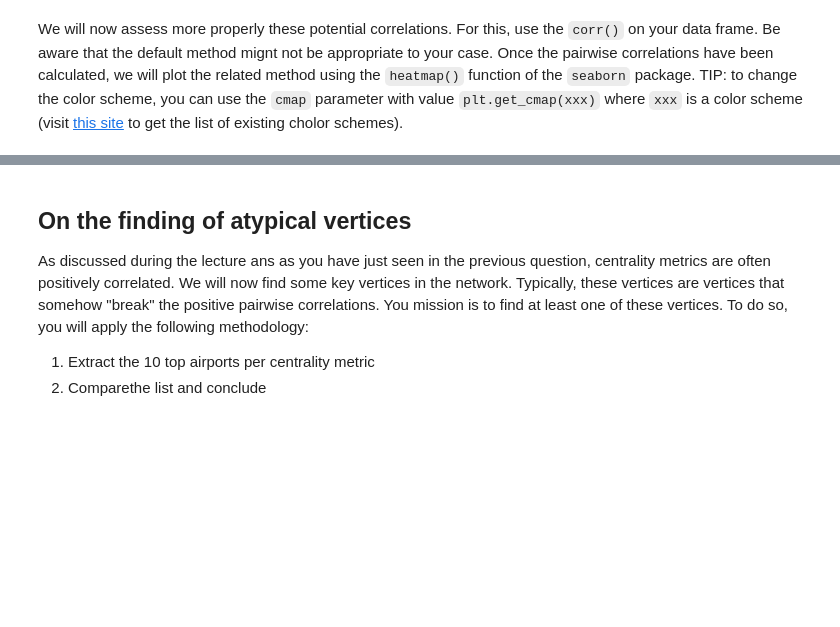
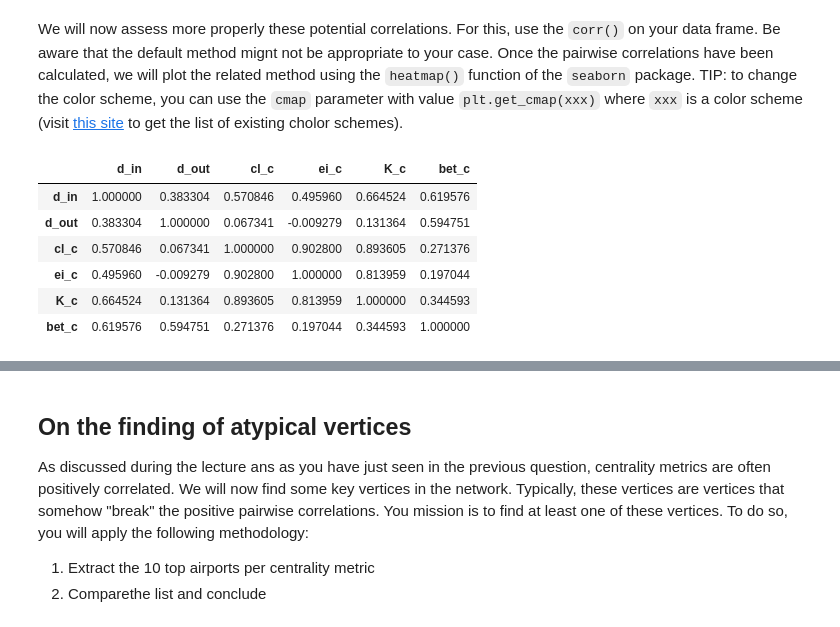
Before and after one commit to mianzha/Zhao_Mian_TSE, a Jupyter notebook: tp1_m2dsss.ipynb, the cells around one changed output, grey strips where cells are left out. Drawn from its saved outputs; the diff is of its cells as text; code cells hidden in the pictures; blank space fills up the shorter version.

```diff
--- a/tp1_m2dsss.ipynb
+++ b/tp1_m2dsss.ipynb
@@ -191,2 +208,12 @@ Then, we will plot the pairwise relationships between centralities to have a fir
 # %% [markdown]
 We will now assess more properly these potential correlations. For this, use the `corr()` on your data frame. Be aware that the default method mignt not be appropriate to your case. Once the pairwise correlations have been calculated, we will plot the related method using the `heatmap()` function of the `seaborn` package. TIP: to change the color scheme, you can use the `cmap` parameter with value `plt.get_cmap(xxx)` where `xxx` is a color scheme (visit [this site](https://matplotlib.org/users/colormaps.html) to get the list of existing cholor schemes).
+# %%
+df_c.corr(method = 'kendall')
+# %% [output]
+|  | d_in | d_out | cl_c | ei_c | K_c | bet_c |
+| d_in | 1.000000 | 0.383304 | 0.570846 | 0.495960 | 0.664524 | 0.619576 |
+| d_out | 0.383304 | 1.000000 | 0.067341 | -0.009279 | 0.131364 | 0.594751 |
+| cl_c | 0.570846 | 0.067341 | 1.000000 | 0.902800 | 0.893605 | 0.271376 |
+| ei_c | 0.495960 | -0.009279 | 0.902800 | 1.000000 | 0.813959 | 0.197044 |
+| K_c | 0.664524 | 0.131364 | 0.893605 | 0.813959 | 1.000000 | 0.344593 |
+| bet_c | 0.619576 | 0.594751 | 0.271376 | 0.197044 | 0.344593 | 1.000000 |
```
Also changed, not shown: parts of 7 cells of this notebook.
